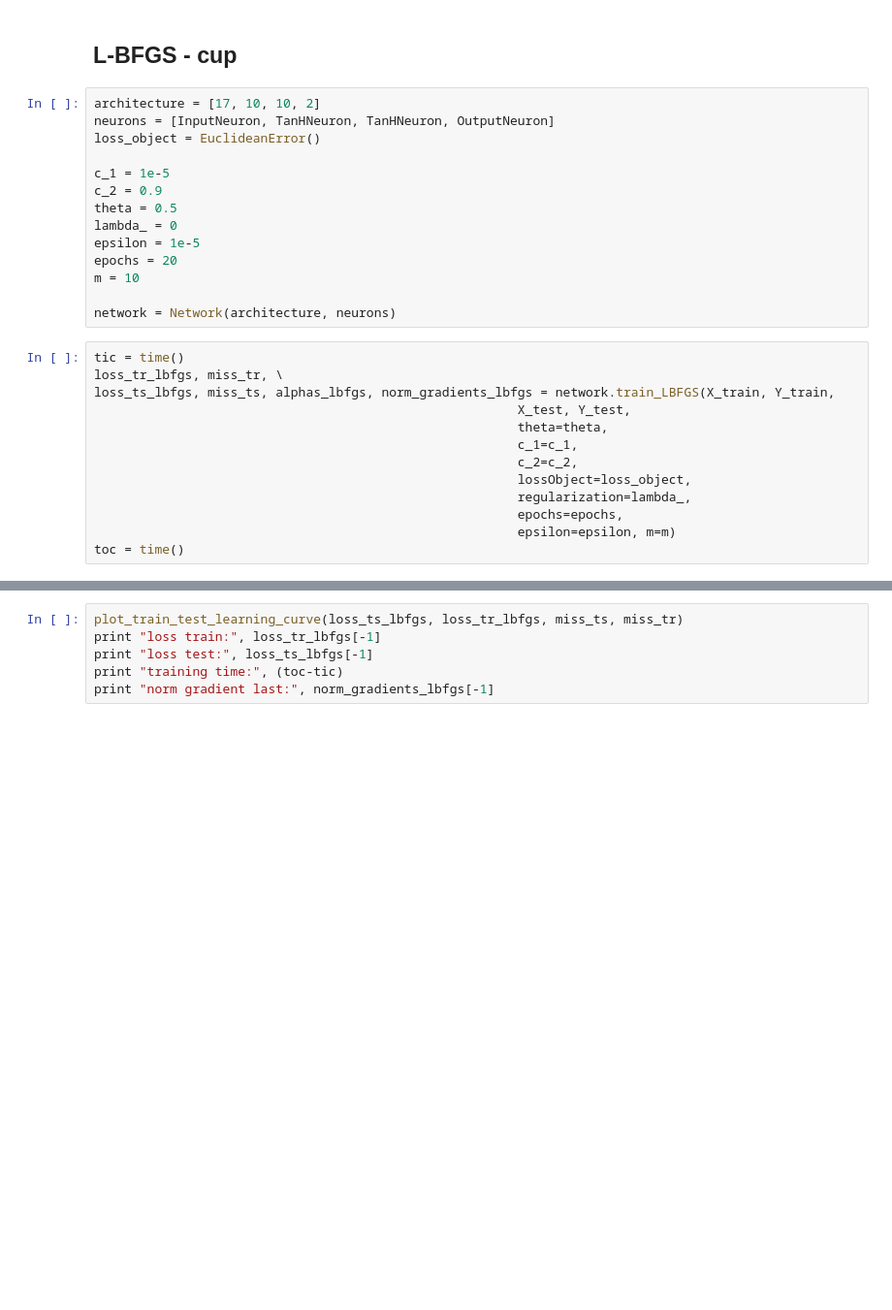
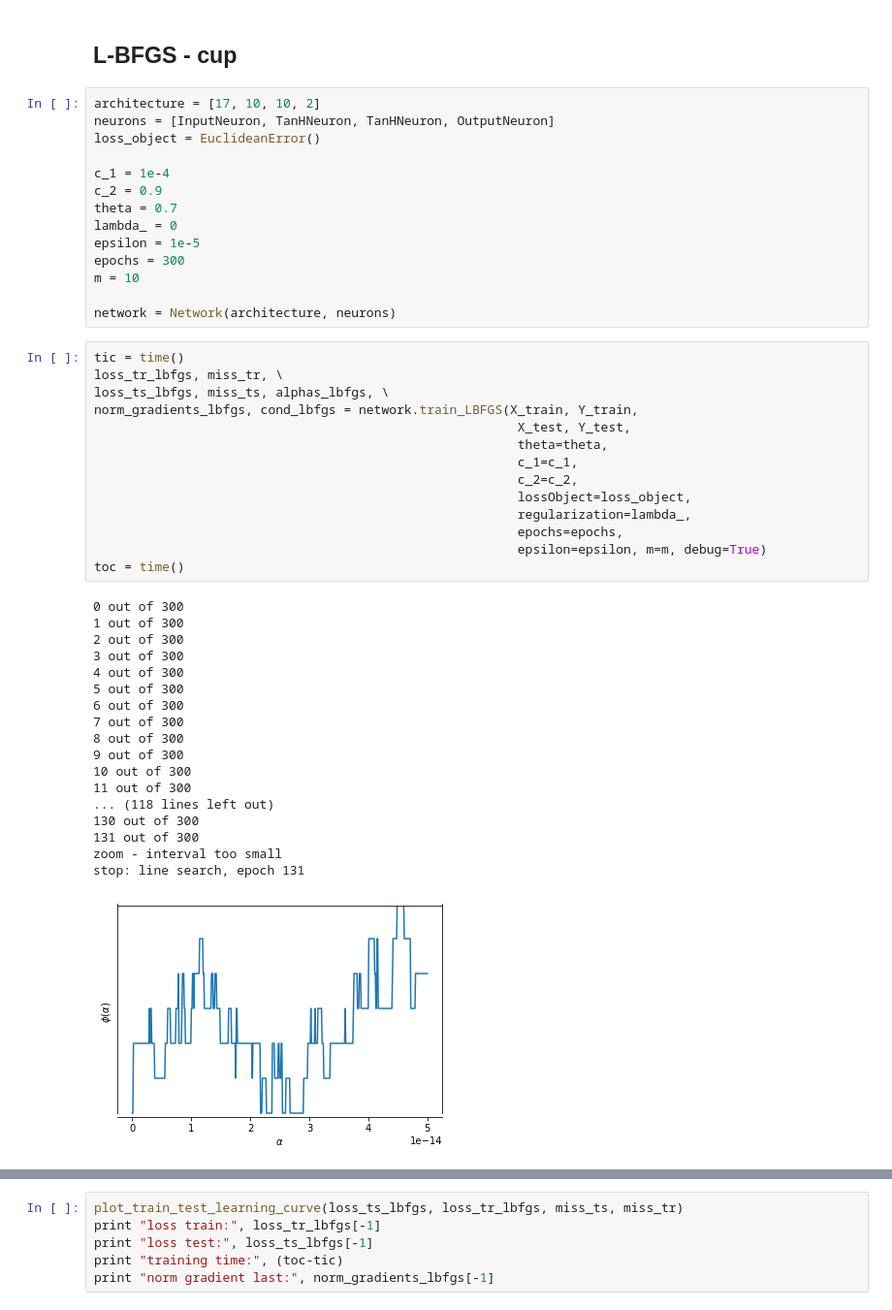
Before and after one commit to davide-serramazza/MLExam, a Jupyter notebook: src/tutorial.ipynb, the cells around one changed output, grey strips where cells are left out. Shown at 97% size. Drawn from its saved outputs; the diff is of its cells as text; blank space fills up the shorter version.

```diff
--- a/src/tutorial.ipynb
+++ b/src/tutorial.ipynb
@@ -338,25 +166,45 @@ architecture = [17, 10, 10, 2]
 neurons = [InputNeuron, TanHNeuron, TanHNeuron, OutputNeuron]
 loss_object = EuclideanError()
 
-c_1 = 1e-5
+c_1 = 1e-4
 c_2 = 0.9
-theta = 0.5
+theta = 0.7
 lambda_ = 0
 epsilon = 1e-5
-epochs = 20
+epochs = 300
 m = 10
 
 network = Network(architecture, neurons)
 # %%
 tic = time()
 loss_tr_lbfgs, miss_tr, \
-loss_ts_lbfgs, miss_ts, alphas_lbfgs, norm_gradients_lbfgs = network.train_LBFGS(X_train, Y_train,
+loss_ts_lbfgs, miss_ts, alphas_lbfgs, \
+norm_gradients_lbfgs, cond_lbfgs = network.train_LBFGS(X_train, Y_train,
                                                         X_test, Y_test,
                                                         theta=theta,
                                                         c_1=c_1,
                                                         c_2=c_2,
                                                         lossObject=loss_object,
                                                         regularization=lambda_,
                                                         epochs=epochs,
-                                                        epsilon=epsilon, m=m)
+                                                        epsilon=epsilon, m=m, debug=True)
 toc = time()
+# %% [output]
+0 out of 300
+1 out of 300
+2 out of 300
+3 out of 300
+4 out of 300
+5 out of 300
+6 out of 300
+7 out of 300
+8 out of 300
+9 out of 300
+10 out of 300
+11 out of 300
+... (118 lines left out)
+130 out of 300
+131 out of 300
+zoom - interval too small
+stop: line search, epoch 131
+[figure, added]
```
Also changed, not shown: parts of 37 cells of this notebook, 3 other files.
